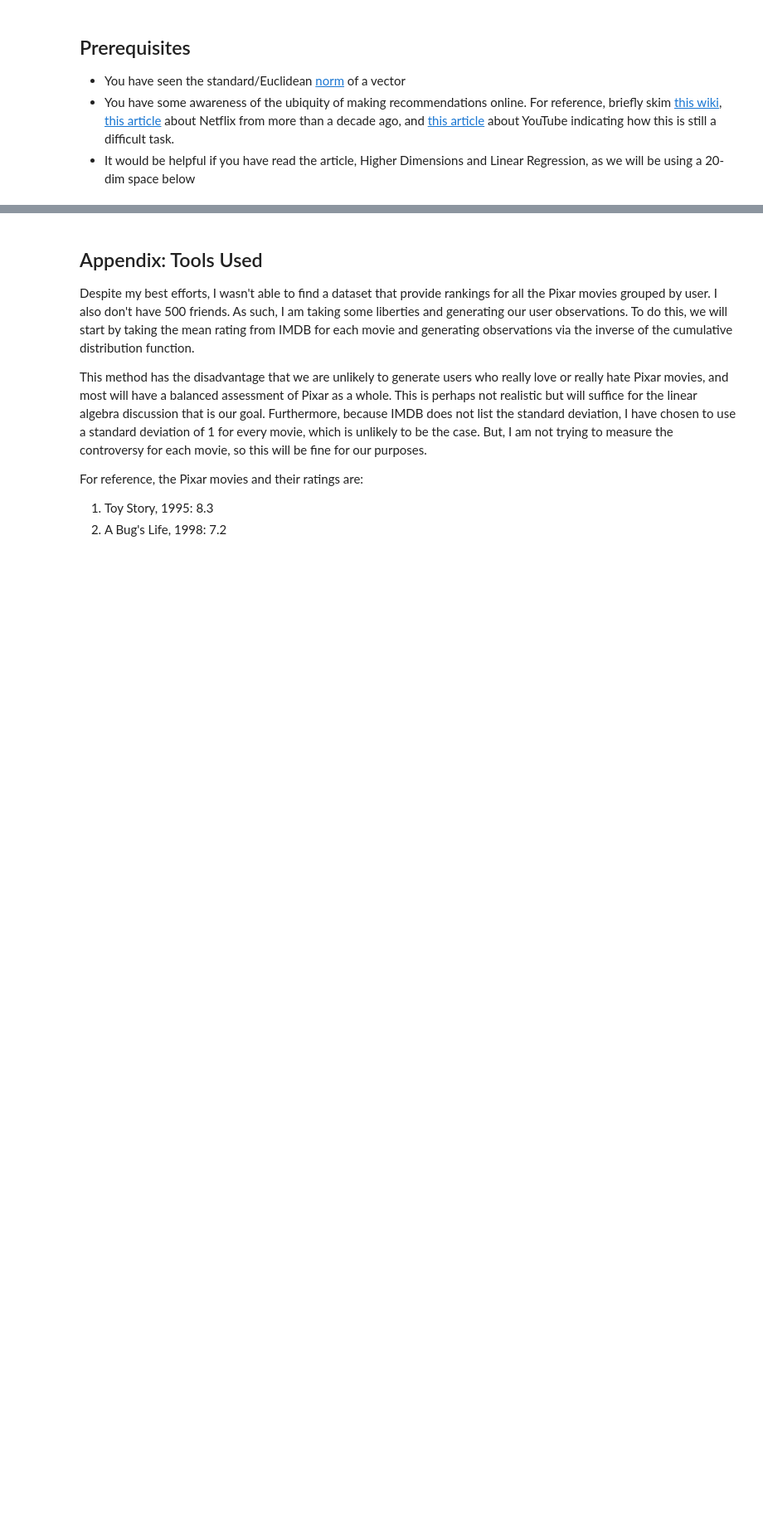
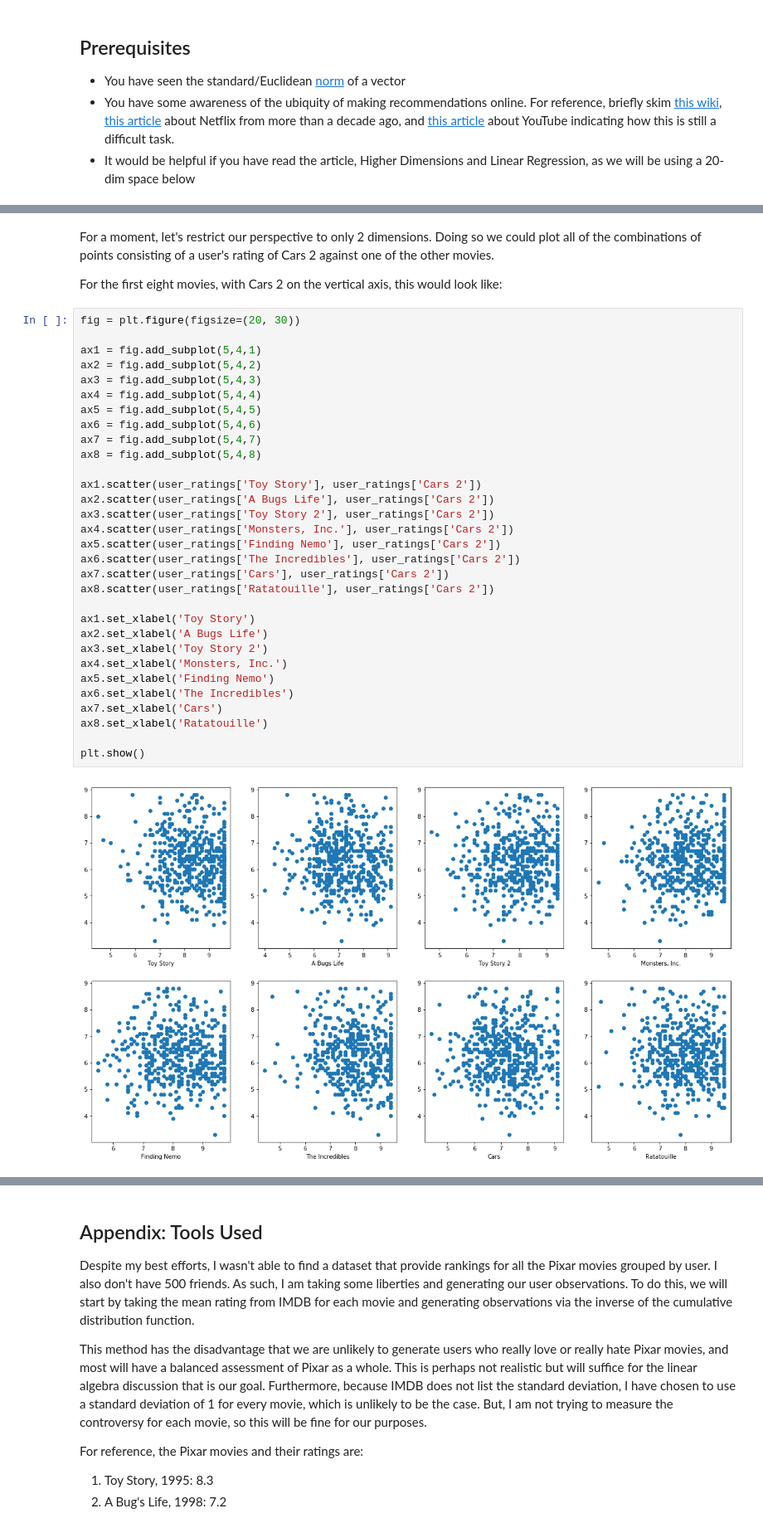
Before and after one commit to jowenthomas/linear-algebra-applications, a Jupyter notebook: euclidean-distance-a-recommendation-engine-using-nearest-neighbors/euclidean-distance-a-recommendation-engine-using-nearest-neighbors.ipynb, the cells around one changed output, grey strips where cells are left out. Shown at 83% size. Saved outputs shown, nothing was run; the diff lists cells and outputs as text; blank space fills up the shorter version.

```diff
--- a/euclidean-distance-a-recommendation-engine-using-nearest-neighbors/euclidean-distance-a-recommendation-engine-using-nearest-neighbors.ipynb
+++ b/euclidean-distance-a-recommendation-engine-using-nearest-neighbors/euclidean-distance-a-recommendation-engine-using-nearest-neighbors.ipynb
@@ -24,0 +115,37 @@ and if we look at each of these individually, it is fairly easy to see who is cl
+# %% [markdown]
+For a moment, let's restrict our perspective to only 2 dimensions.  Doing so we could plot all of the combinations of points consisting of a user's rating of Cars 2 against one of the other movies.
+
+For the first eight movies, with Cars 2 on the vertical axis, this would look like:
+# %%
+fig = plt.figure(figsize=(20, 30))
+
+ax1 = fig.add_subplot(5,4,1)
+ax2 = fig.add_subplot(5,4,2)
+ax3 = fig.add_subplot(5,4,3)
+ax4 = fig.add_subplot(5,4,4)
+ax5 = fig.add_subplot(5,4,5)
+ax6 = fig.add_subplot(5,4,6)
+ax7 = fig.add_subplot(5,4,7)
+ax8 = fig.add_subplot(5,4,8)
+
+ax1.scatter(user_ratings['Toy Story'], user_ratings['Cars 2'])
+ax2.scatter(user_ratings['A Bugs Life'], user_ratings['Cars 2'])
+ax3.scatter(user_ratings['Toy Story 2'], user_ratings['Cars 2'])
+ax4.scatter(user_ratings['Monsters, Inc.'], user_ratings['Cars 2'])
+ax5.scatter(user_ratings['Finding Nemo'], user_ratings['Cars 2'])
+ax6.scatter(user_ratings['The Incredibles'], user_ratings['Cars 2'])
+ax7.scatter(user_ratings['Cars'], user_ratings['Cars 2'])
+ax8.scatter(user_ratings['Ratatouille'], user_ratings['Cars 2'])
+
+ax1.set_xlabel('Toy Story')
+ax2.set_xlabel('A Bugs Life')
+ax3.set_xlabel('Toy Story 2')
+ax4.set_xlabel('Monsters, Inc.')
+ax5.set_xlabel('Finding Nemo')
+ax6.set_xlabel('The Incredibles')
+ax7.set_xlabel('Cars')
+ax8.set_xlabel('Ratatouille')
+
+plt.show()
+# %% [output]
+[figure, added]
```
Also changed, not shown: parts of 24 cells of this notebook, 1 other file.
